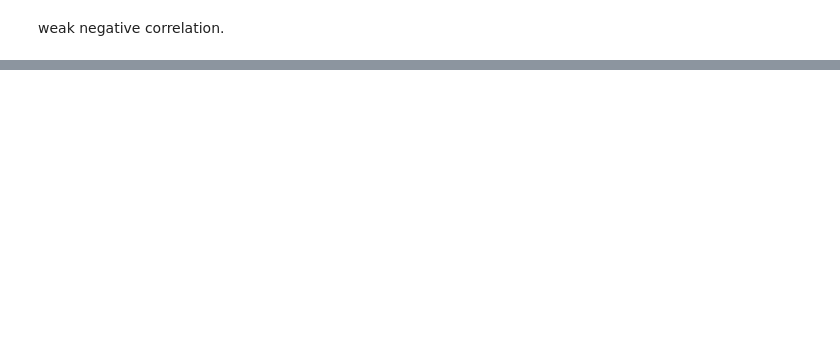
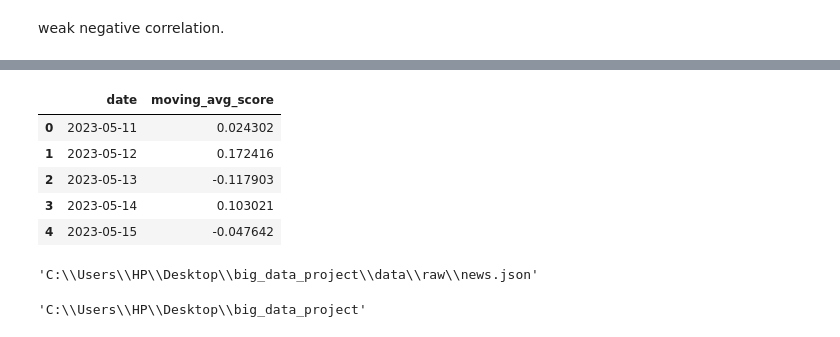
Before and after one commit to nmahammad/stock_prices_sentiment_analysis, a Jupyter notebook: lib/data_processing.ipynb, the cells around one changed output, grey strips where cells are left out. Cells and saved outputs as stored; diff of their text form; code cells hidden in the pictures; blank space fills up the shorter version.

```diff
--- a/lib/data_processing.ipynb
+++ b/lib/data_processing.ipynb
@@ -353,0 +370,17 @@ show_wordcloud(df_news['summary'], title = 'Prevalent words in news')
+# %%
+df_moving_avg_news.head()
+# %% [output]
+|  | date | moving_avg_score |
+| 0 | 2023-05-11 | 0.024302 |
+| 1 | 2023-05-12 | 0.172416 |
+| 2 | 2023-05-13 | -0.117903 |
+| 3 | 2023-05-14 | 0.103021 |
+| 4 | 2023-05-15 | -0.047642 |
+# %%
+news_path
+# %% [output]
+'C:\\Users\\HP\\Desktop\\big_data_project\\data\\raw\\news.json'
+# %%
+parent_dir
+# %% [output]
+'C:\\Users\\HP\\Desktop\\big_data_project'
```
Also changed, not shown: parts of 21 cells of this notebook, 18 other files.
